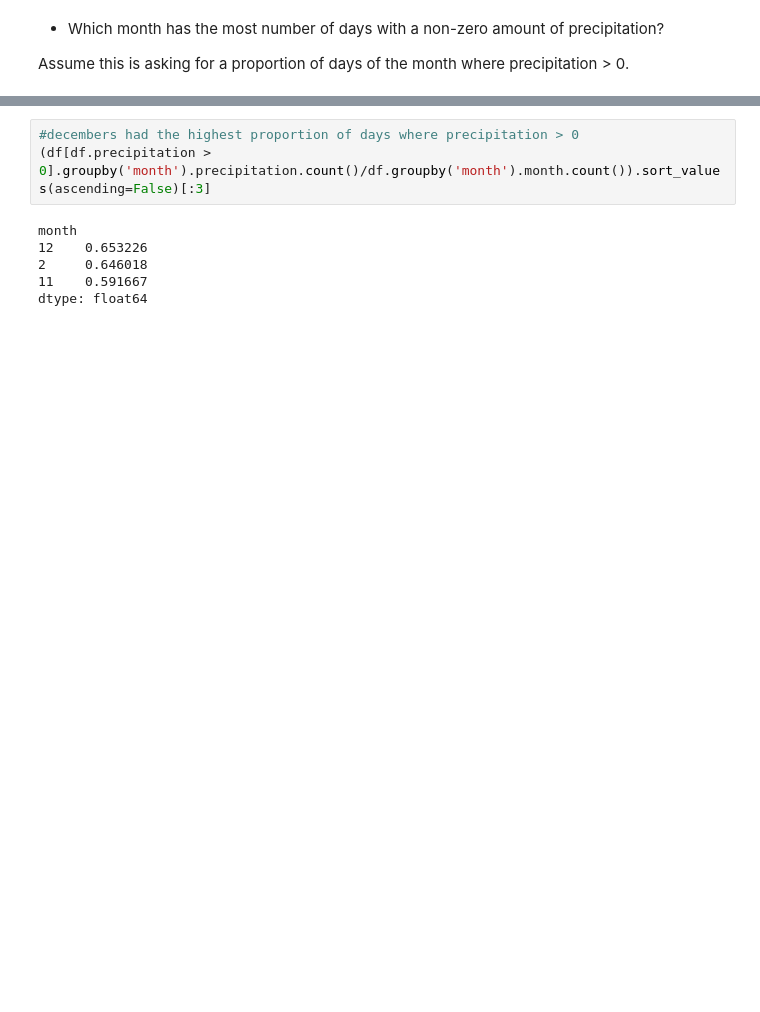
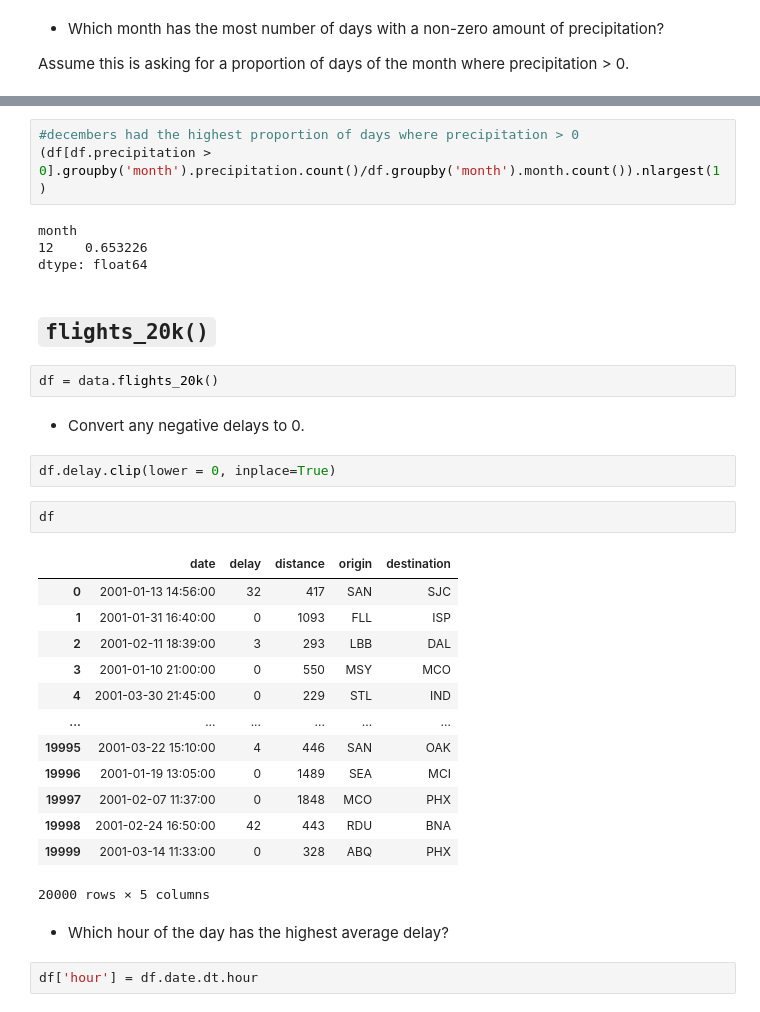
Before and after one commit to stephenfitzsimon/time-series-exercises, a Jupyter notebook: working_with_ts_data_exs.ipynb, the cells around one changed output, grey strips where cells are left out. Drawn from its saved outputs; the diff is of its cells as text; blank space fills up the shorter version.

Commit message:
added flight exs

```diff
--- a/working_with_ts_data_exs.ipynb
+++ b/working_with_ts_data_exs.ipynb
@@ -348,9 +318,35 @@ Name: precipitation, dtype: float64
 # %%
 #decembers had the highest proportion of days where precipitation > 0
-(df[df.precipitation > 0].groupby('month').precipitation.count()/df.groupby('month').month.count()).sort_values(ascending=False)[:3]
+(df[df.precipitation > 0].groupby('month').precipitation.count()/df.groupby('month').month.count()).nlargest(1)
 # %% [output]
 month
 12    0.653226
-2     0.646018
-11    0.591667
 dtype: float64
+# %% [markdown]
+## `flights_20k()`
+# %%
+df = data.flights_20k()
+# %% [markdown]
+- Convert any negative delays to 0.
+# %%
+df.delay.clip(lower = 0, inplace=True)
+# %%
+df
+# %% [output]
+|  | date | delay | distance | origin | destination |
+| 0 | 2001-01-13 14:56:00 | 32 | 417 | SAN | SJC |
+| 1 | 2001-01-31 16:40:00 | 0 | 1093 | FLL | ISP |
+| 2 | 2001-02-11 18:39:00 | 3 | 293 | LBB | DAL |
+| 3 | 2001-01-10 21:00:00 | 0 | 550 | MSY | MCO |
+| 4 | 2001-03-30 21:45:00 | 0 | 229 | STL | IND |
+| ... | ... | ... | ... | ... | ... |
+| 19995 | 2001-03-22 15:10:00 | 4 | 446 | SAN | OAK |
+| 19996 | 2001-01-19 13:05:00 | 0 | 1489 | SEA | MCI |
+| 19997 | 2001-02-07 11:37:00 | 0 | 1848 | MCO | PHX |
+| 19998 | 2001-02-24 16:50:00 | 42 | 443 | RDU | BNA |
+| 19999 | 2001-03-14 11:33:00 | 0 | 328 | ABQ | PHX |
+20000 rows × 5 columns
+# %% [markdown]
+- Which hour of the day has the highest average delay?
+# %%
+df['hour'] = df.date.dt.hour
```
Also changed, not shown: parts of 21 cells of this notebook, 1 other file.
